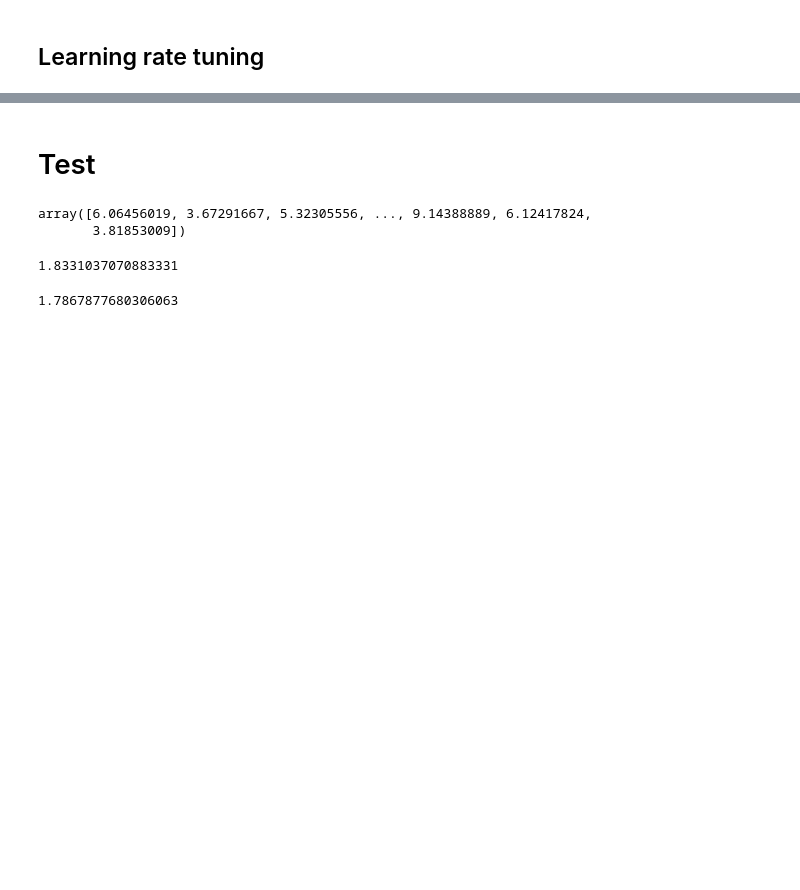
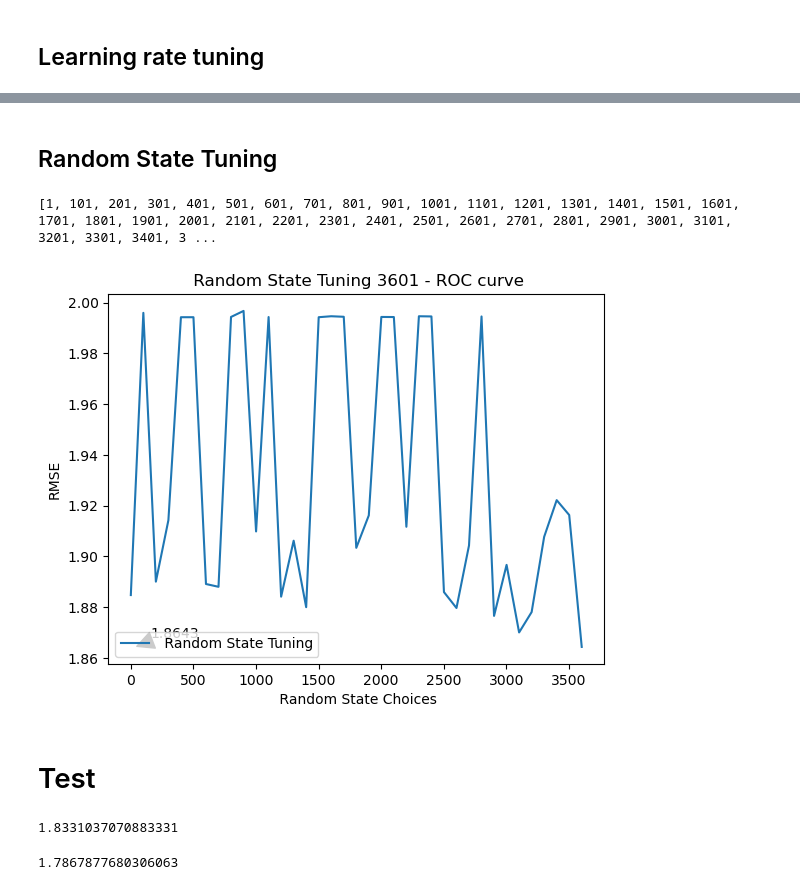
Before and after one commit to Justinfungi/Jebva-LOS-and-Mortality-Project-, a Jupyter notebook: Code/Jus/MLP (Justin)-LOS-sklearn-Copy1.ipynb, the cells around one changed output, grey strips where cells are left out. Drawn from its saved outputs; the diff is of its cells as text; code cells hidden in the pictures; blank space fills up the shorter version.

```diff
--- a/Code/Jus/MLP (Justin)-LOS-sklearn-Copy1.ipynb
+++ b/Code/Jus/MLP (Justin)-LOS-sklearn-Copy1.ipynb
@@ -209,13 +243,41 @@ best_lr_choice
+# %% [markdown]
+## Random State Tuning
+# %%
+rs_list = list(range(1,3612,100))
+rmse_lst=[]
+
+for i in rs_list:
+    clf = MLPRegressor(solver=best_solver,
+                        hidden_layer_sizes=best_layernumber,
+                        learning_rate_init=best_lr_choice,
+                        alpha=best_reg_choice,
+                        random_state=i,
+                        max_iter=200)
+
+    clf.fit(X_train_norm, y_train_t2_value)
+    y_pred = clf.predict(X_valid_norm)
+    rmse1 = rmse(y_pred, y_valid_t2_value)
+    rmse_lst.append(rmse1)
+
+print(rs_list)
+index = rmse_lst.index(min(rmse_lst))
+plt.plot(rs_list, rmse_lst, label=' Random State Tuning')
+plt.xlabel(' Random State Choices')
+plt.ylabel('RMSE')
+plt.title(f" Random State Tuning {rs_list[index]} - ROC curve")
+plt.legend(loc="best")
+plt.annotate(np.min(rmse_lst).round(4), (np.argmin(rmse_lst), np.min(rmse_lst)), xycoords="data",
+                 xytext=(40, 20), textcoords="offset pixels", arrowprops=dict(facecolor="black", shrink=0.1), fontsize=10,
+                 horizontalalignment="center", verticalalignment="top")
+plt.show()
+# %% [output]
+[1, 101, 201, 301, 401, 501, 601, 701, 801, 901, 1001, 1101, 1201, 1301, 1401, 1501, 1601, 1701, 1801, 1901, 2001, 2101, 2201, 2301, 2401, 2501, 2601, 2701, 2801, 2901, 3001, 3101, 3201, 3301, 3401, 3 ...
+[figure, added]
 # %% [markdown]
 # Test
 # %%
 X = np.concatenate((X_train_norm,X_valid_norm),axis=0)
 y = np.concatenate((y_train_t2_value,y_valid_t2_value),axis=0)
-# %%
-y.apply()
-# %% [output]
-array([6.06456019, 3.67291667, 5.32305556, ..., 9.14388889, 6.12417824,
-       3.81853009])
 # %%
 # Final model
 reg1 = MLPRegressor(hidden_layer_sizes=(20,1000),
```
Also changed, not shown: parts of 13 cells of this notebook, 1 other file.
